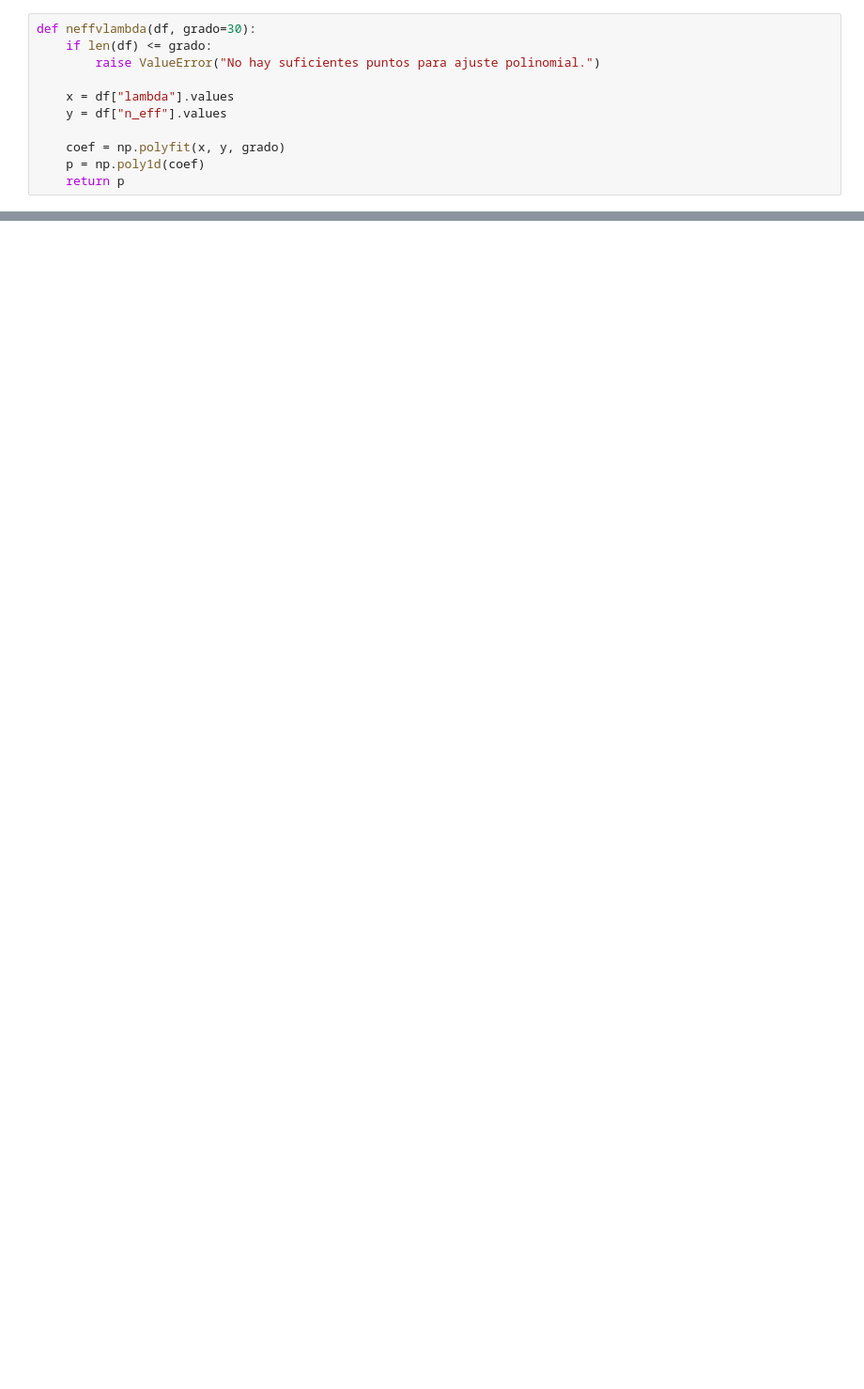
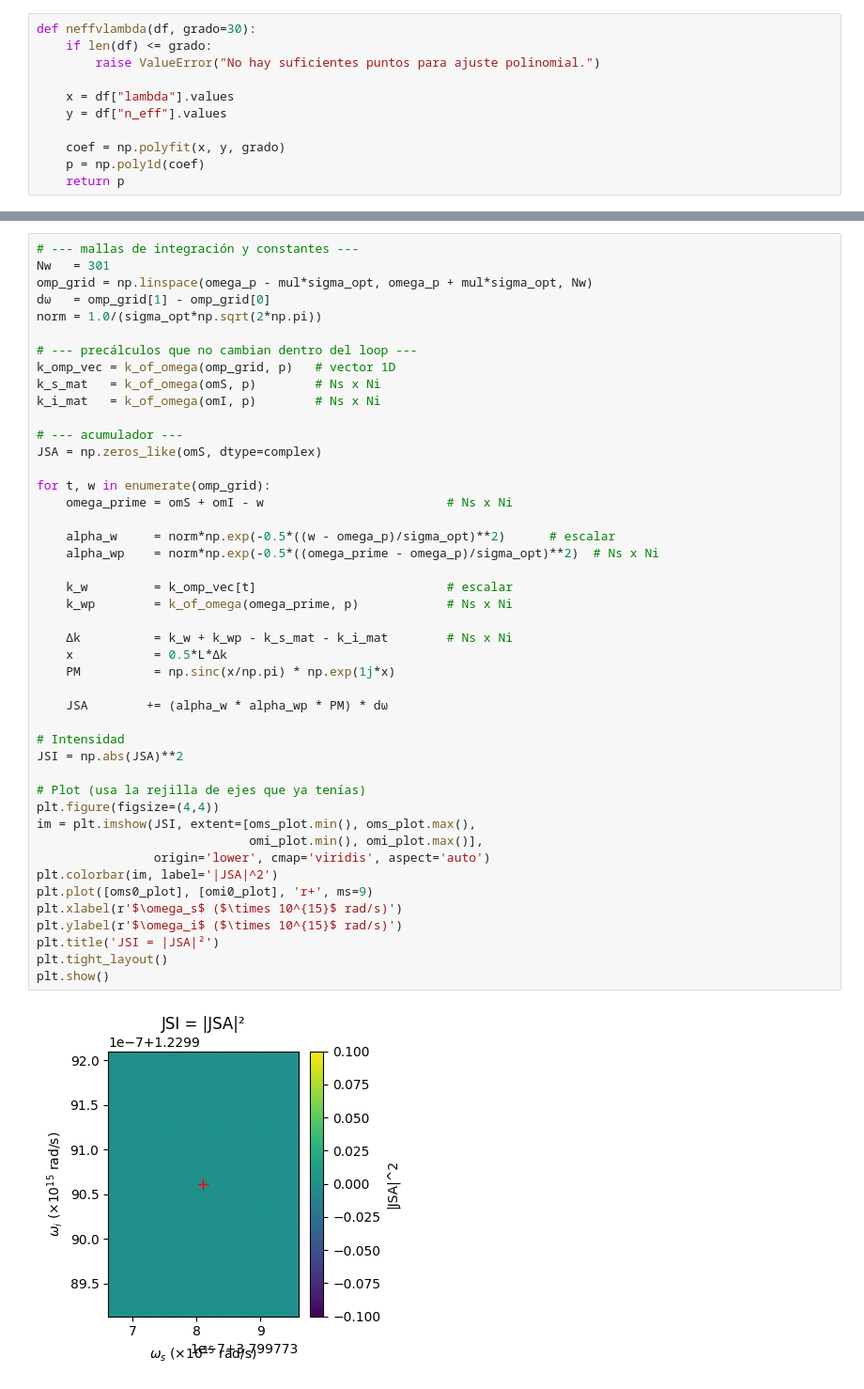
Before and after one commit to DavidFMH1/Reto_Fot-nica, a Jupyter notebook: Reto/Retop.ipynb, the cells around one changed output, grey strips where cells are left out. Shown at 94% size. Saved outputs shown, nothing was run; the diff lists cells and outputs as text; blank space fills up the shorter version.

```diff
--- a/Reto/Retop.ipynb
+++ b/Reto/Retop.ipynb
@@ -452,0 +458,47 @@ def jsa_integral(omega_s_axis, omega_i_axis, omega_p, sigma_omega, p_neff):
+# %%
+# --- mallas de integración y constantes ---
+Nw   = 301
+omp_grid = np.linspace(omega_p - mul*sigma_opt, omega_p + mul*sigma_opt, Nw)
+dω   = omp_grid[1] - omp_grid[0]
+norm = 1.0/(sigma_opt*np.sqrt(2*np.pi))
+
+# --- precálculos que no cambian dentro del loop ---
+k_omp_vec = k_of_omega(omp_grid, p)   # vector 1D
+k_s_mat   = k_of_omega(omS, p)        # Ns x Ni
+k_i_mat   = k_of_omega(omI, p)        # Ns x Ni
+
+# --- acumulador ---
+JSA = np.zeros_like(omS, dtype=complex)
+
+for t, w in enumerate(omp_grid):
+    omega_prime = omS + omI - w                         # Ns x Ni
+
+    alpha_w     = norm*np.exp(-0.5*((w - omega_p)/sigma_opt)**2)      # escalar
+    alpha_wp    = norm*np.exp(-0.5*((omega_prime - omega_p)/sigma_opt)**2)  # Ns x Ni
+
+    k_w         = k_omp_vec[t]                          # escalar
+    k_wp        = k_of_omega(omega_prime, p)            # Ns x Ni
+
+    Δk          = k_w + k_wp - k_s_mat - k_i_mat        # Ns x Ni
+    x           = 0.5*L*Δk
+    PM          = np.sinc(x/np.pi) * np.exp(1j*x)
+
+    JSA        += (alpha_w * alpha_wp * PM) * dω
+
+# Intensidad
+JSI = np.abs(JSA)**2
+
+# Plot (usa la rejilla de ejes que ya tenías)
+plt.figure(figsize=(4,4))
+im = plt.imshow(JSI, extent=[oms_plot.min(), oms_plot.max(),
+                             omi_plot.min(), omi_plot.max()],
+                origin='lower', cmap='viridis', aspect='auto')
+plt.colorbar(im, label='|JSA|^2')
+plt.plot([oms0_plot], [omi0_plot], 'r+', ms=9)
+plt.xlabel(r'$\omega_s$ ($\times 10^{15}$ rad/s)')
+plt.ylabel(r'$\omega_i$ ($\times 10^{15}$ rad/s)')
+plt.title('JSI = |JSA|²')
+plt.tight_layout()
+plt.show()
+# %% [output]
+[figure, added]
```
Also changed, not shown: parts of 7 cells of this notebook, 4 other files.
